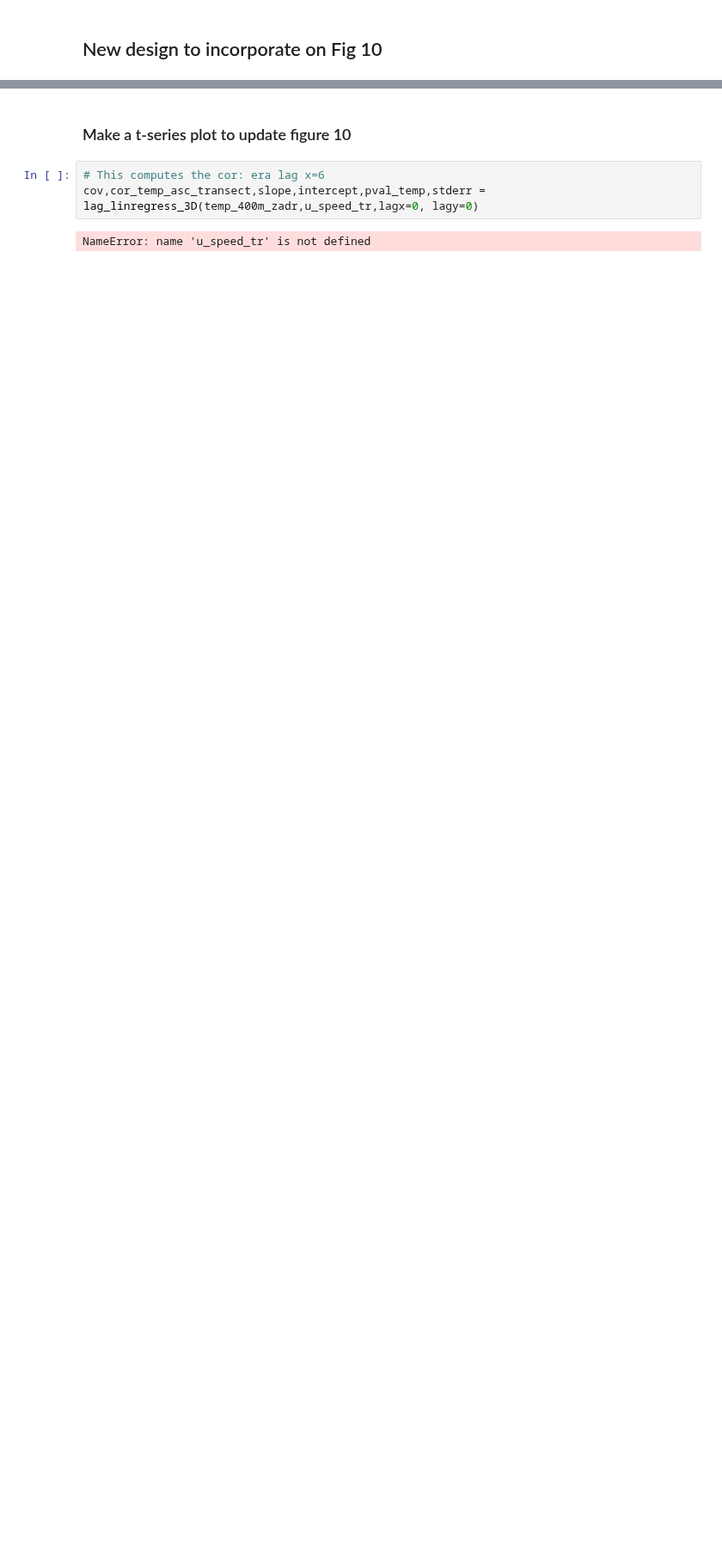
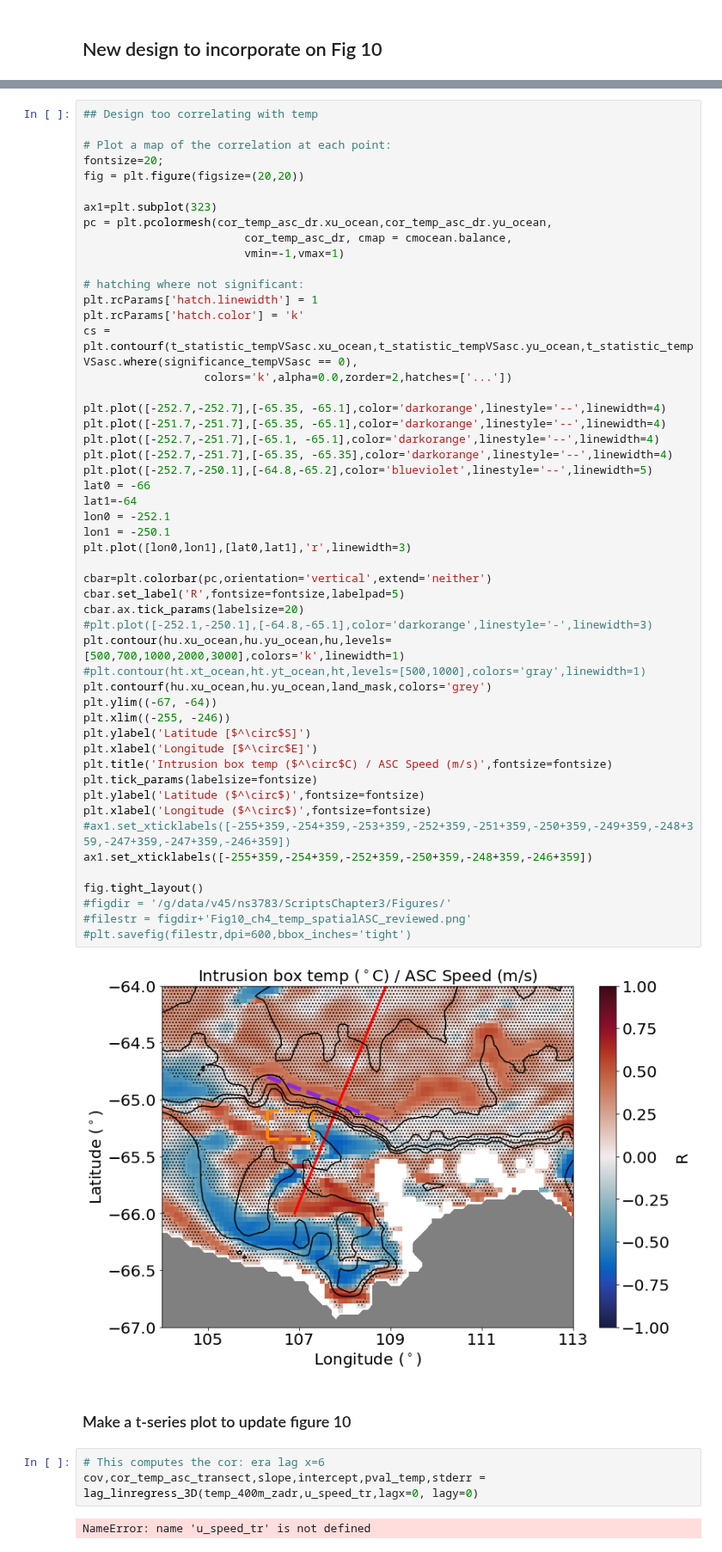
Before and after one commit to ribeiron/ScriptsChapter3, a Jupyter notebook: Fig7a-c.ipynb, the cells around one changed output, grey strips where cells are left out. Shown at 86% size. Drawn from its saved outputs; the diff is of its cells as text; blank space fills up the shorter version.

```diff
--- a/Fig7a-c.ipynb
+++ b/Fig7a-c.ipynb
@@ -1488,3 +1435,56 @@ plt.savefig(filestr,dpi=600,bbox_inches='tight')
+# %%
+## Design too correlating with temp
+
+# Plot a map of the correlation at each point:
+fontsize=20;
+fig = plt.figure(figsize=(20,20))
+
+ax1=plt.subplot(323)
+pc = plt.pcolormesh(cor_temp_asc_dr.xu_ocean,cor_temp_asc_dr.yu_ocean,
+                        cor_temp_asc_dr, cmap = cmocean.balance,
+                        vmin=-1,vmax=1)
+
+# hatching where not significant:
+plt.rcParams['hatch.linewidth'] = 1
+plt.rcParams['hatch.color'] = 'k'
+cs = plt.contourf(t_statistic_tempVSasc.xu_ocean,t_statistic_tempVSasc.yu_ocean,t_statistic_tempVSasc.where(significance_tempVSasc == 0),
+                  colors='k',alpha=0.0,zorder=2,hatches=['...'])
+
+plt.plot([-252.7,-252.7],[-65.35, -65.1],color='darkorange',linestyle='--',linewidth=4)
+plt.plot([-251.7,-251.7],[-65.35, -65.1],color='darkorange',linestyle='--',linewidth=4)
+plt.plot([-252.7,-251.7],[-65.1, -65.1],color='darkorange',linestyle='--',linewidth=4)
+plt.plot([-252.7,-251.7],[-65.35, -65.35],color='darkorange',linestyle='--',linewidth=4)
+plt.plot([-252.7,-250.1],[-64.8,-65.2],color='blueviolet',linestyle='--',linewidth=5)
+lat0 = -66
+lat1=-64
+lon0 = -252.1
+lon1 = -250.1
+plt.plot([lon0,lon1],[lat0,lat1],'r',linewidth=3)
+
+cbar=plt.colorbar(pc,orientation='vertical',extend='neither')
+cbar.set_label('R',fontsize=fontsize,labelpad=5)
+cbar.ax.tick_params(labelsize=20)
+#plt.plot([-252.1,-250.1],[-64.8,-65.1],color='darkorange',linestyle='-',linewidth=3)
+plt.contour(hu.xu_ocean,hu.yu_ocean,hu,levels=[500,700,1000,2000,3000],colors='k',linewidth=1)
+#plt.contour(ht.xt_ocean,ht.yt_ocean,ht,levels=[500,1000],colors='gray',linewidth=1)
+plt.contourf(hu.xu_ocean,hu.yu_ocean,land_mask,colors='grey')
+plt.ylim((-67, -64))
+plt.xlim((-255, -246))
+plt.ylabel('Latitude [$^\circ$S]')
+plt.xlabel('Longitude [$^\circ$E]')
+plt.title('Intrusion box temp ($^\circ$C) / ASC Speed (m/s)',fontsize=fontsize)
+plt.tick_params(labelsize=fontsize)
+plt.ylabel('Latitude ($^\circ$)',fontsize=fontsize)
+plt.xlabel('Longitude ($^\circ$)',fontsize=fontsize)
+#ax1.set_xticklabels([-255+359,-254+359,-253+359,-252+359,-251+359,-250+359,-249+359,-248+359,-247+359,-247+359,-246+359])
+ax1.set_xticklabels([-255+359,-254+359,-252+359,-250+359,-248+359,-246+359])
+
+fig.tight_layout()
+#figdir = '/g/data/v45/ns3783/ScriptsChapter3/Figures/'
+#filestr = figdir+'Fig10_ch4_temp_spatialASC_reviewed.png'
+#plt.savefig(filestr,dpi=600,bbox_inches='tight')
+# %% [output]
+[figure, added]
 # %% [markdown]
 ### Make a t-series plot to update figure 10
 # %%
```
Also changed, not shown: parts of 21 cells of this notebook, 3 other files.
